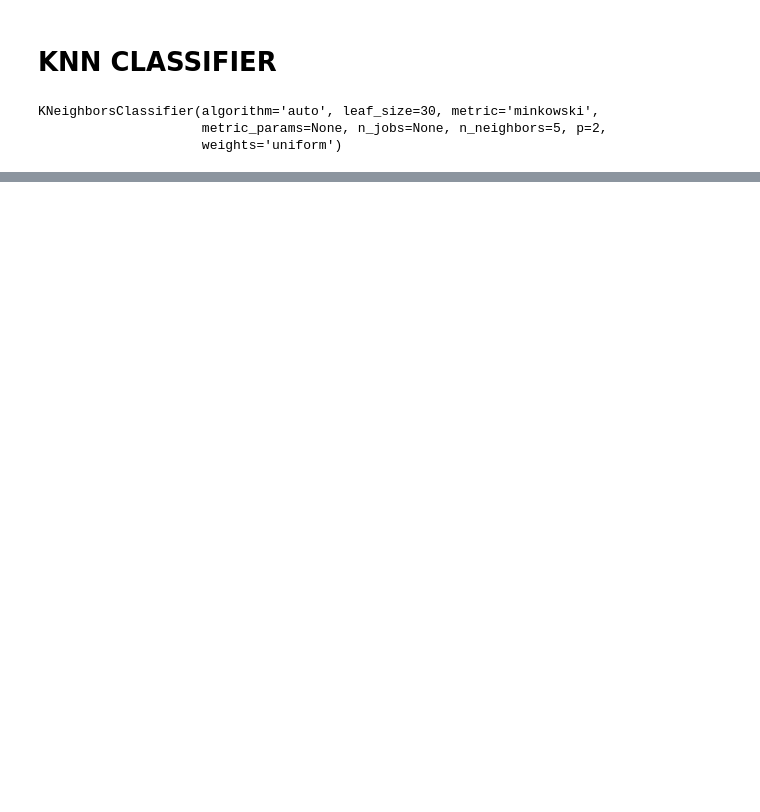
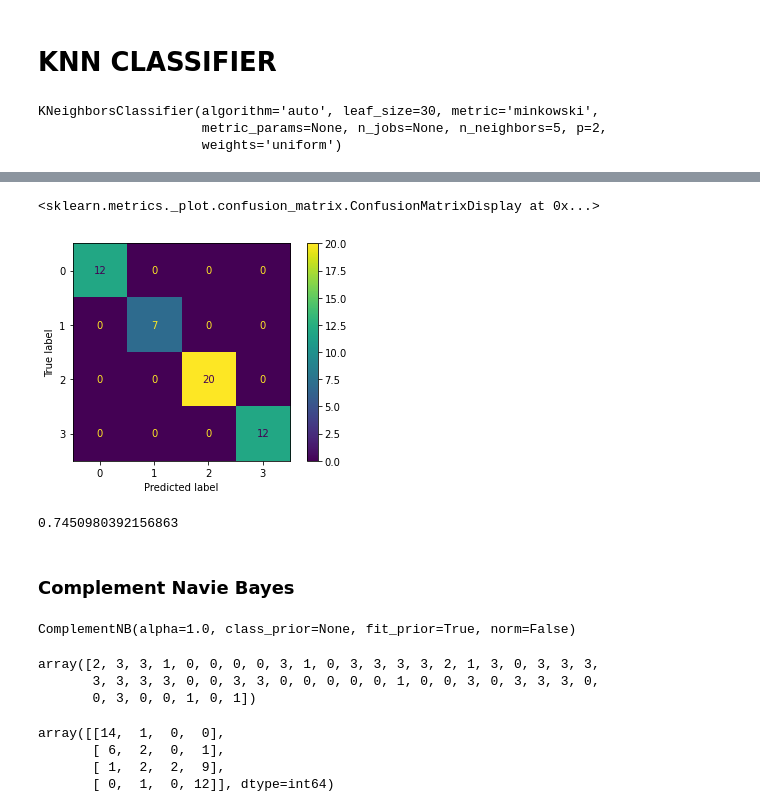
Before and after one commit to mujahid2580/Machine-Learning, a Jupyter notebook: Machine learning/lemon and guava dataset.ipynb, the cells around one changed output, grey strips where cells are left out. Cells and saved outputs as stored; diff of their text form; code cells hidden in the pictures; blank space fills up the shorter version.

```diff
--- a/Machine learning/lemon and guava dataset.ipynb
+++ b/Machine learning/lemon and guava dataset.ipynb
@@ -286,0 +350,4 @@ weighted avg       0.76      0.69      0.70        51
+# %%
+gb = GaussianNB()
+# %%
+gb.fit(x_train,y_train)
@@ -286,0 +356,3 @@ weighted avg       0.76      0.69      0.70        51
+# %%
+gb_yhat = gb.predict(x_test)
+gb_yhat
@@ -286,0 +385,11 @@ weighted avg       0.76      0.69      0.70        51
+# %%
+plot_confusion_matrix(gb,x_test,gb_yhat)
+# %% [output]
+<sklearn.metrics._plot.confusion_matrix.ConfusionMatrixDisplay at 0x...>
+[figure, added]
+# %%
+accuracy_score(y_test,gb_yhat)
+# %% [output]
+0.7450980392156863
+# %% [markdown]
+### **Complement Navie Bayes**
@@ -286,0 +398,19 @@ weighted avg       0.76      0.69      0.70        51
+# %%
+cb.fit(x_train,y_train)
+# %% [output]
+ComplementNB(alpha=1.0, class_prior=None, fit_prior=True, norm=False)
+# %%
+cb_yhat = cb.predict(x_test)
+cb_yhat
+# %% [output]
+array([2, 3, 3, 1, 0, 0, 0, 0, 3, 1, 0, 3, 3, 3, 3, 2, 1, 3, 0, 3, 3, 3,
+       3, 3, 3, 3, 0, 0, 3, 3, 0, 0, 0, 0, 0, 1, 0, 0, 3, 0, 3, 3, 3, 0,
+       0, 3, 0, 0, 1, 0, 1])
+# %%
+cm = confusion_matrix(y_test,cb_yhat)
+cm
+# %% [output]
+array([[14,  1,  0,  0],
+       [ 6,  2,  0,  1],
+       [ 1,  2,  2,  9],
+       [ 0,  1,  0, 12]], dtype=int64)
```
Also changed, not shown: parts of 51 cells of this notebook, 1 other file.
